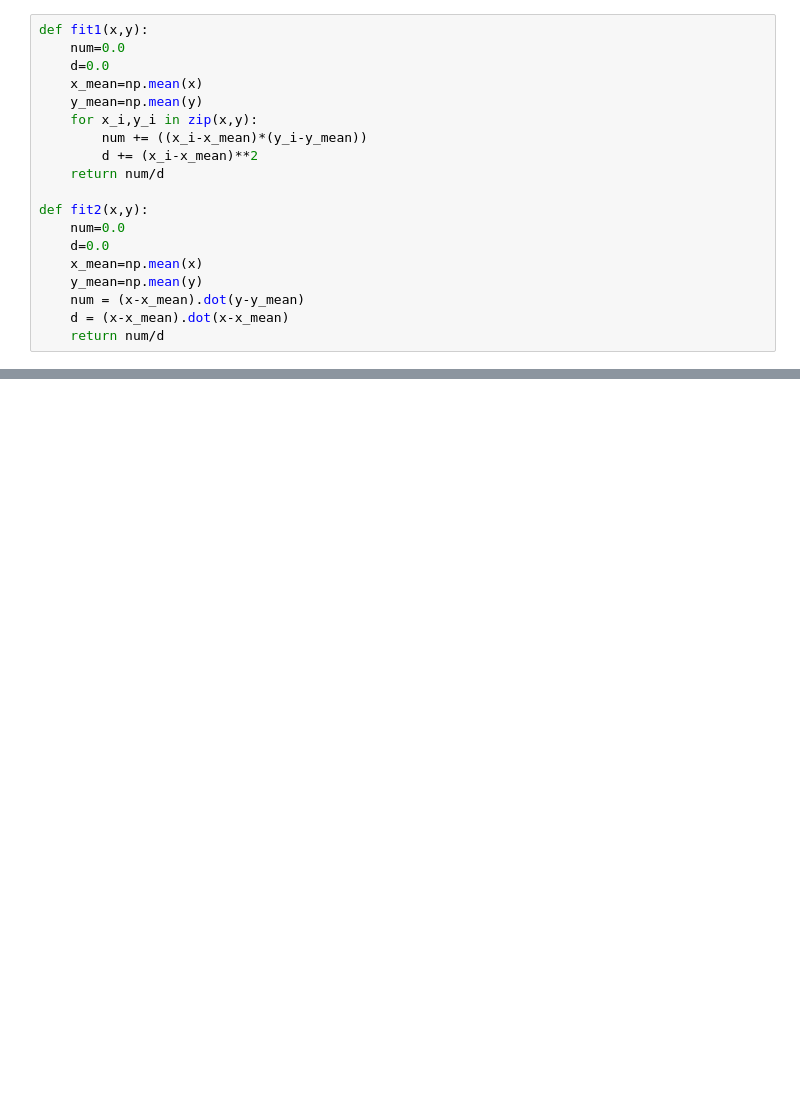
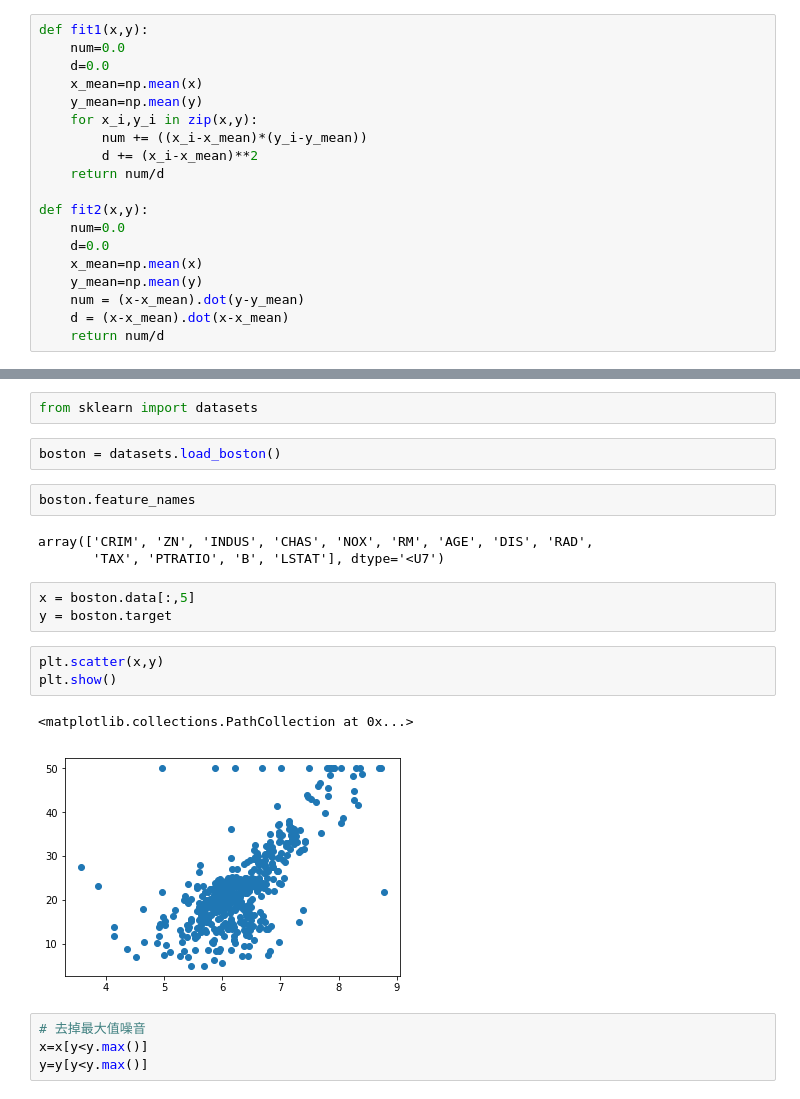
Before and after one commit to coderzc/machine_learning, a Jupyter notebook: jupyter/Linear Regression/linear_regression.ipynb, the cells around one changed output, grey strips where cells are left out. Drawn from its saved outputs; the diff is of its cells as text; blank space fills up the shorter version.

```diff
--- a/jupyter/Linear Regression/linear_regression.ipynb
+++ b/jupyter/Linear Regression/linear_regression.ipynb
@@ -123,0 +137,22 @@ a_2
+# %%
+from sklearn import datasets
+# %%
+boston = datasets.load_boston()
+# %%
+boston.feature_names
+# %% [output]
+array(['CRIM', 'ZN', 'INDUS', 'CHAS', 'NOX', 'RM', 'AGE', 'DIS', 'RAD',
+       'TAX', 'PTRATIO', 'B', 'LSTAT'], dtype='<U7')
+# %%
+x = boston.data[:,5]
+y = boston.target
+# %%
+plt.scatter(x,y)
+plt.show()
+# %% [output]
+<matplotlib.collections.PathCollection at 0x...>
+[figure, added]
+# %%
+# 去掉最大值噪音
+x=x[y<y.max()]
+y=y[y<y.max()]
```
Also changed, not shown: parts of 15 cells of this notebook, 1 other file.
